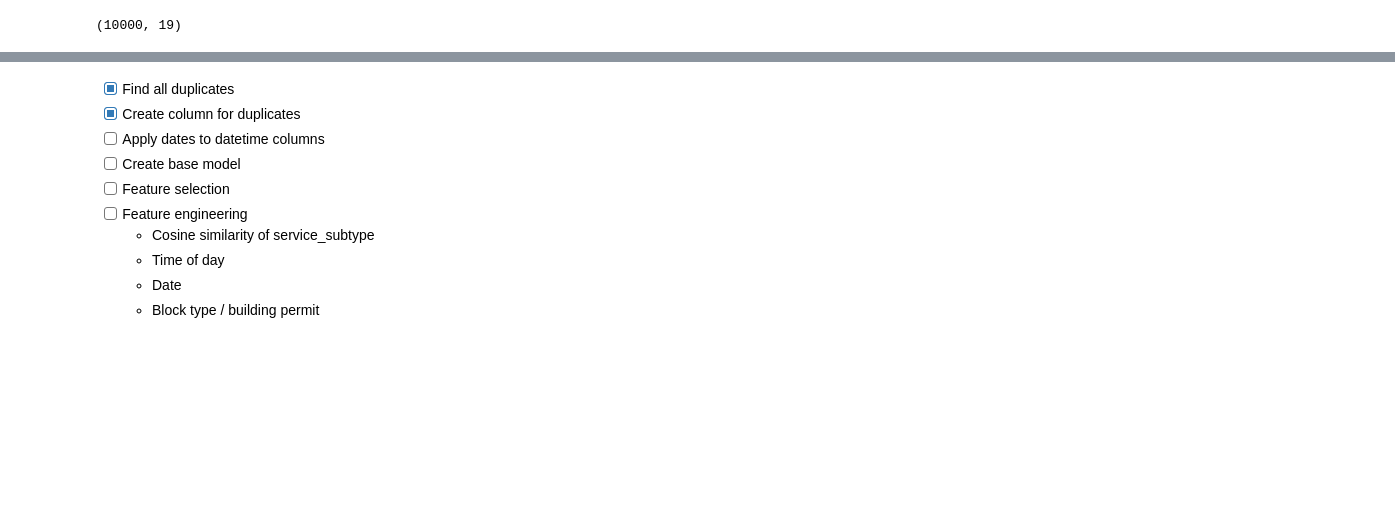
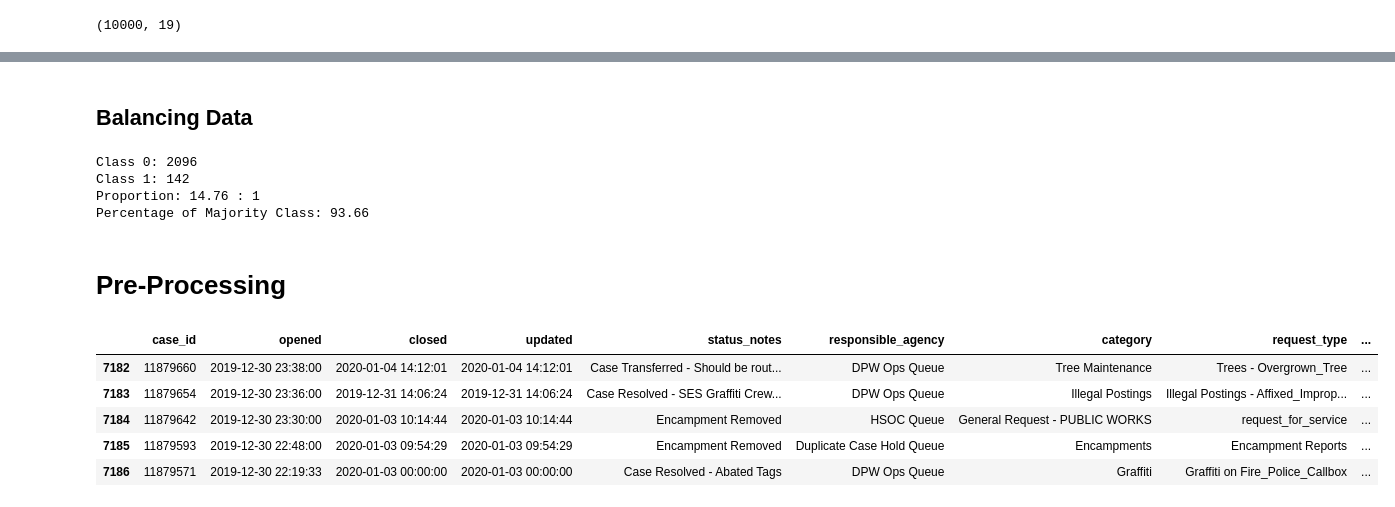
Before and after one commit to corralm/San-Francisco-311, a Jupyter notebook: P5_SF311.ipynb, the cells around one changed output, grey strips where cells are left out. Saved outputs shown, nothing was run; the diff lists cells and outputs as text; code cells hidden in the pictures; blank space fills up the shorter version.

```diff
--- a/P5_SF311.ipynb
+++ b/P5_SF311.ipynb
@@ -128,11 +204,27 @@ https://github.com/pandas-profiling/pandas-profiling/issues
-# %% [markdown]
-- [x] Find all duplicates
-- [x] Create column for duplicates
-- [ ] Apply dates to datetime columns
-- [ ] Create base model
-- [ ] Feature selection
-- [ ] Feature engineering
-    * Cosine similarity of service_subtype
-    * Time of day
-    * Date
-    * Block type / building permit
+# %% [markdown]
+## Balancing Data
+# %%
+# Target variable
+target_count = df['is_duplicate'].value_counts()
+
+# Print class balance
+print(f'Class 0: {target_count[0]}')
+print(f'Class 1: {target_count[1]}')
+print(f'Proportion: {round(target_count[0] / target_count[1], 2)} : 1')
+print(f'Percentage of Majority Class: {round(target_count[0] / sum(target_count), 4)*100}')
+# %% [output]
+Class 0: 2096
+Class 1: 142
+Proportion: 14.76 : 1
+Percentage of Majority Class: 93.66
+# %% [markdown]
+# Pre-Processing
+# %%
+df.head()
+# %% [output]
+|  | case_id | opened | closed | updated | status_notes | responsible_agency | category | request_type | ... |
+| 7182 | 11879660 | 2019-12-30 23:38:00 | 2020-01-04 14:12:01 | 2020-01-04 14:12:01 | Case Transferred - Should be rout... | DPW Ops Queue | Tree Maintenance | Trees - Overgrown_Tree | ... |
+| 7183 | 11879654 | 2019-12-30 23:36:00 | 2019-12-31 14:06:24 | 2019-12-31 14:06:24 | Case Resolved - SES Graffiti Crew... | DPW Ops Queue | Illegal Postings | Illegal Postings - Affixed_Improp... | ... |
+| 7184 | 11879642 | 2019-12-30 23:30:00 | 2020-01-03 10:14:44 | 2020-01-03 10:14:44 | Encampment Removed | HSOC Queue | General Request - PUBLIC WORKS | request_for_service | ... |
+| 7185 | 11879593 | 2019-12-30 22:48:00 | 2020-01-03 09:54:29 | 2020-01-03 09:54:29 | Encampment Removed | Duplicate Case Hold Queue | Encampments | Encampment Reports | ... |
+| 7186 | 11879571 | 2019-12-30 22:19:33 | 2020-01-03 00:00:00 | 2020-01-03 00:00:00 | Case Resolved - Abated Tags | DPW Ops Queue | Graffiti | Graffiti on Fire_Police_Callbox | ... |
```
Also changed, not shown: parts of 29 cells of this notebook.
